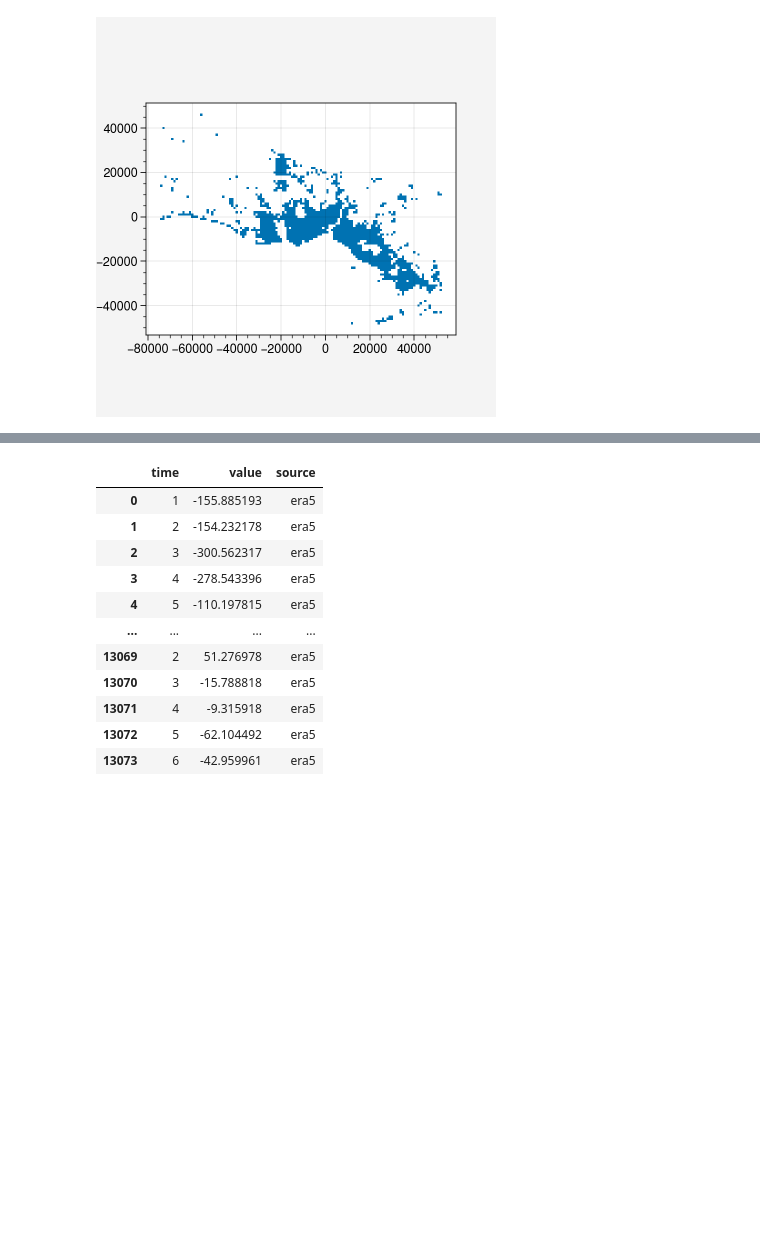
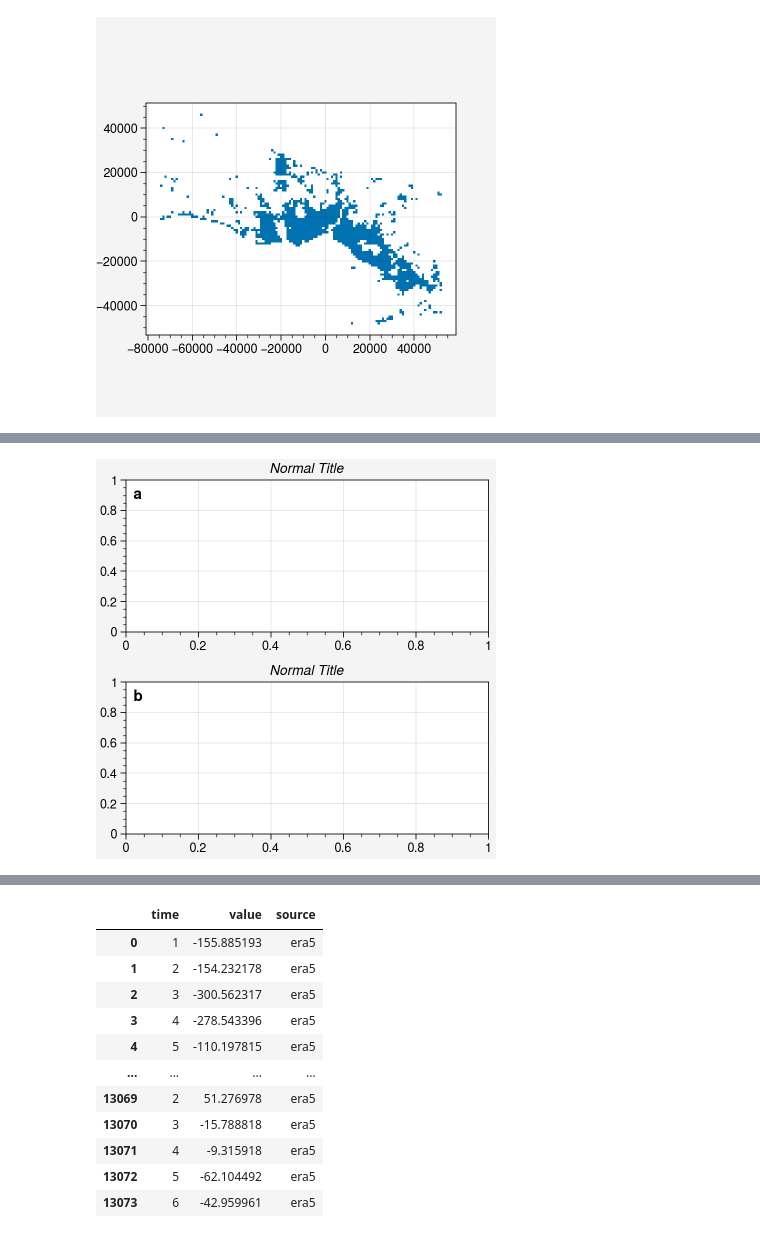
Before and after one commit to donmezkutay/Urban-Precipitation-Article-Istanbul, a Jupyter notebook: combined_IVT_difference_urban_borders.ipynb, the cells around one changed output, grey strips where cells are left out. Cells and saved outputs as stored; diff of their text form; code cells hidden in the pictures; blank space fills up the shorter version.

```diff
--- a/combined_IVT_difference_urban_borders.ipynb
+++ b/combined_IVT_difference_urban_borders.ipynb
@@ -182,0 +295,8 @@ viol = pd.concat([viol_gfs, viol_era5], axis=0).reset_index(drop=True)
+# %%
+fig, axs = plt.subplot_mosaic([['a'],[ 'b']],
+                              constrained_layout=True)
+for label, ax in axs.items():
+    ax.set_title('Normal Title', fontstyle='italic')
+    ax.set_title(label, loc='left', fontweight='bold', fontsize='large', y=0.83, x=0.02)
+# %% [output]
+[figure, added]
```
Also changed, not shown: parts of 51 cells of this notebook, 3 other files.
